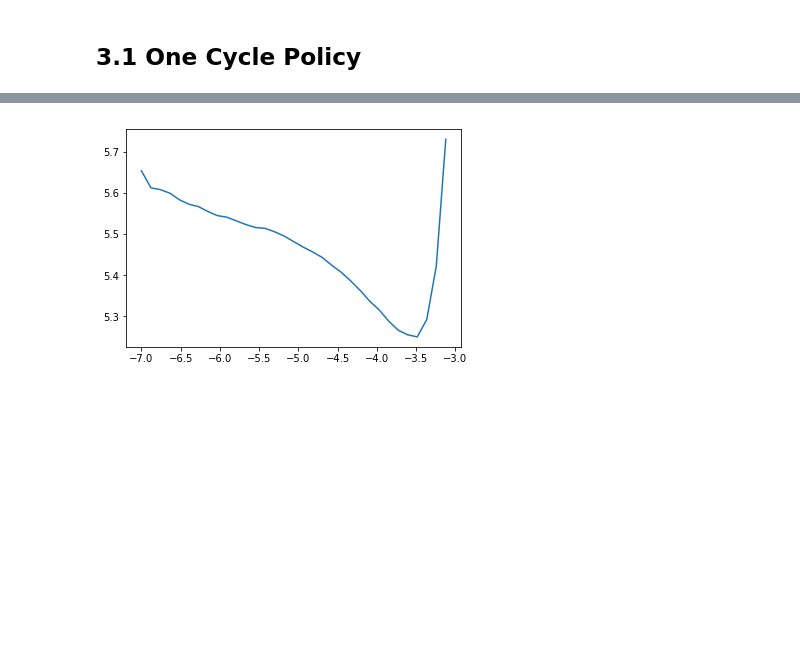
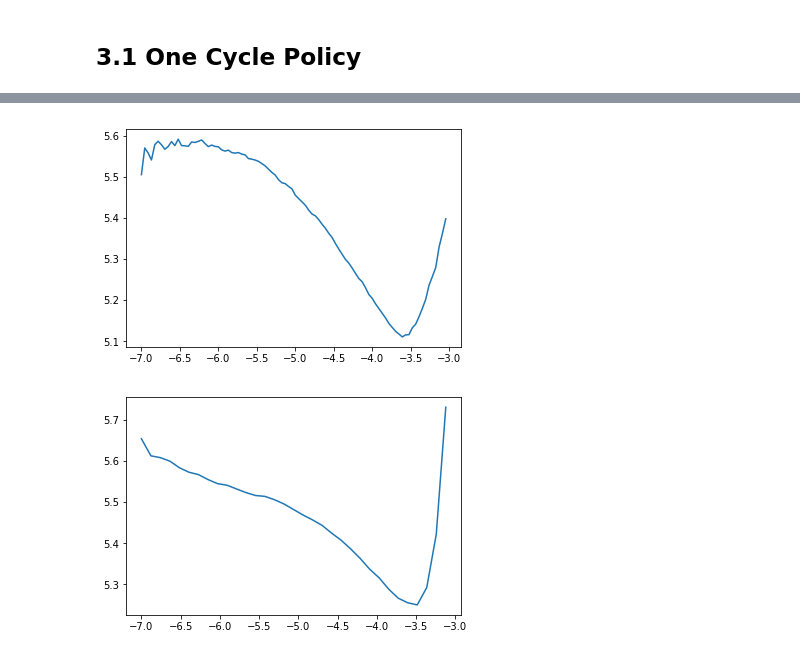
Before and after one commit to sunchengyi/dog_breeds, a Jupyter notebook: dog_classification_keras.ipynb, the cells around one changed output, grey strips where cells are left out. Cells and saved outputs as stored; diff of their text form; code cells hidden in the pictures; blank space fills up the shorter version.

```diff
--- a/dog_classification_keras.ipynb
+++ b/dog_classification_keras.ipynb
@@ -490 +353,8 @@ history = model.fit_generator(train_generator, epochs=1, steps_per_epoch=train_g
+# %%
+# for batch_size=180 and no regularizer
+n=92
+plt.plot(find_lr.log_lrs[:n], find_lr.losses[:n])
+plt.show()
+# %% [output]
+[figure, added]
 # %%
```
Also changed, not shown: parts of 57 cells of this notebook.
